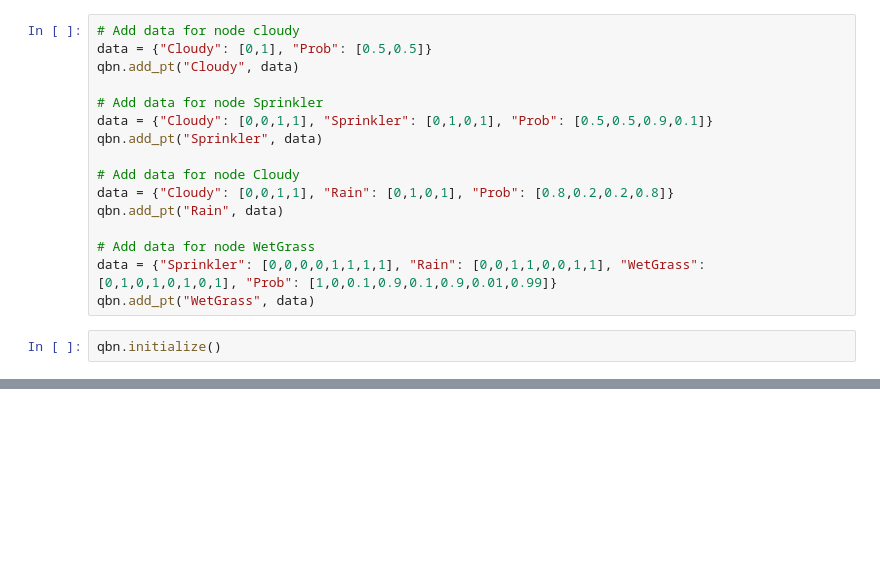
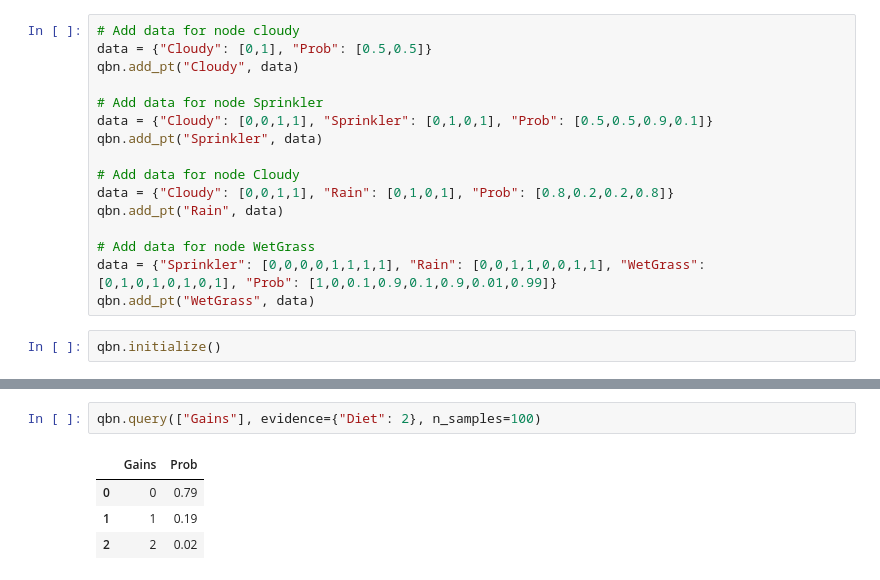
Before and after one commit to GilbertoCunha/QuantumBayesianRL, a Jupyter notebook: notebooks/BayesianNetworks.ipynb, the cells around one changed output, grey strips where cells are left out. Cells and saved outputs as stored; diff of their text form; blank space fills up the shorter version.

```diff
--- a/notebooks/BayesianNetworks.ipynb
+++ b/notebooks/BayesianNetworks.ipynb
@@ -249,0 +260,7 @@ qbn.query(["Exercise", "Diet", "Gains"], evidence={}, n_samples=1000)
+# %%
+qbn.query(["Gains"], evidence={"Diet": 2}, n_samples=100)
+# %% [output]
+|  | Gains | Prob |
+| 0 | 0 | 0.79 |
+| 1 | 1 | 0.19 |
+| 2 | 2 | 0.02 |
```
Also changed, not shown: parts of 5 cells of this notebook, 2 other files.
